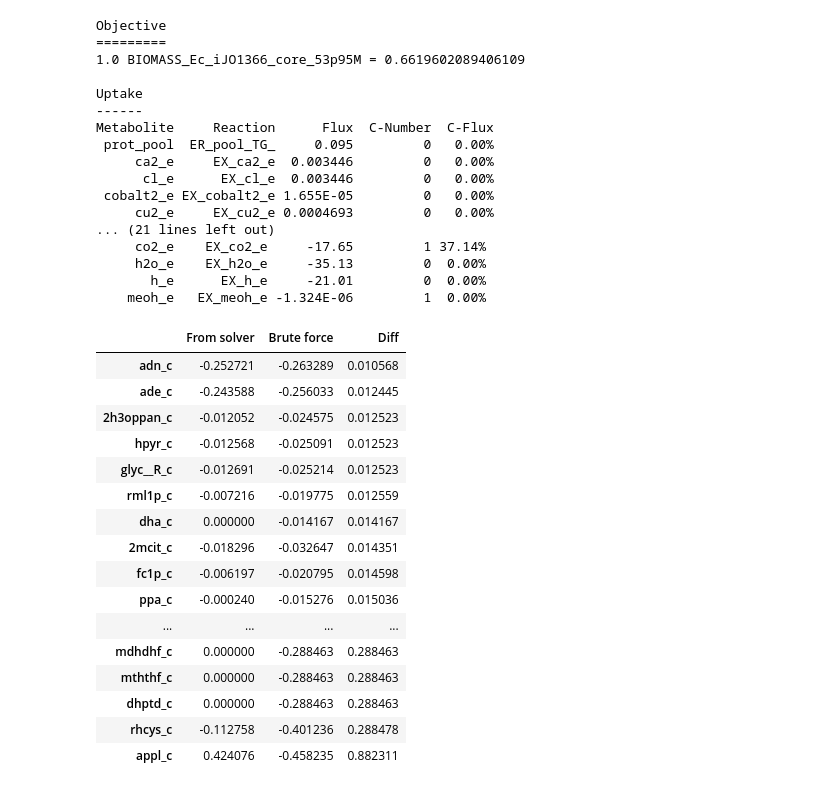
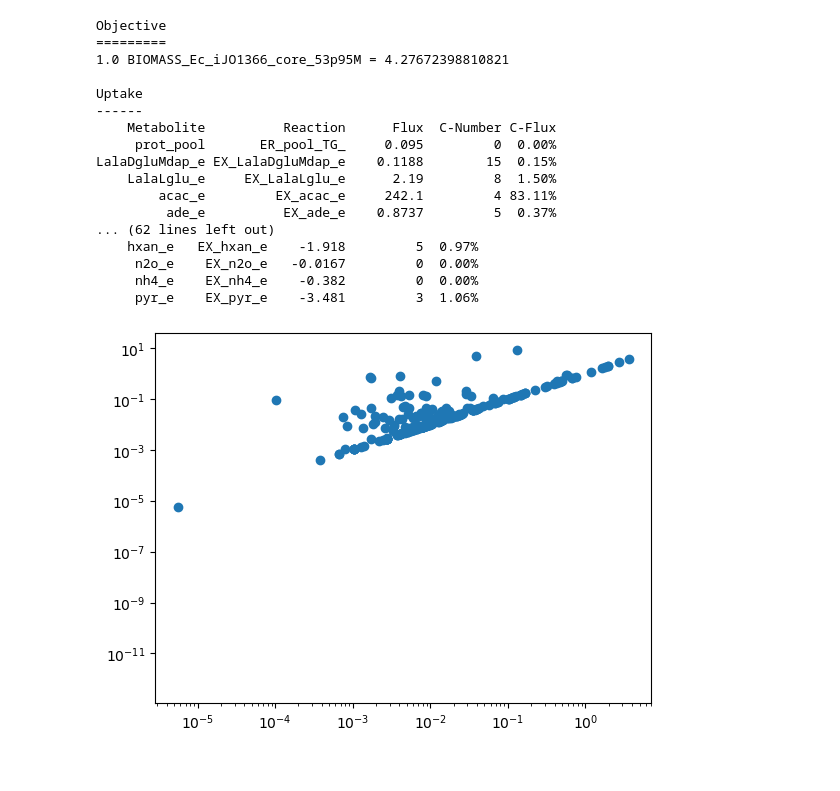
Before and after one commit to sulheim/metabolite-release, a Jupyter notebook: notebooks/1_release_rates/2_paczia_et_al_2012/e_coli/compare_shadow_price_estimations.ipynb, the cells around one changed output. Saved outputs shown, nothing was run; the diff lists cells and outputs as text; code cells hidden in the pictures.

Commit message:
Plot brute force vs solver shadow prices

```diff
--- a/notebooks/1_release_rates/2_paczia_et_al_2012/e_coli/compare_shadow_price_estimations.ipynb
+++ b/notebooks/1_release_rates/2_paczia_et_al_2012/e_coli/compare_shadow_price_estimations.ipynb
@@ -9,7 +9,7 @@ sys.path.append('../../code/')
 import leakage, utils
 import seaborn as sns
 # %%
-model = cobra.io.read_sbml_model('../../models/e_coli/momentiJO1366_modified.xml')
+model = cobra.io.read_sbml_model('../../../../models/e_coli/momentiJO1366_modified.xml')
 # model.reactions.DHAPT.knock_out()
 # model.reactions.THRA.knock_out()
 # model.reactions.THRA2.knock_out()
@@ -26,28 +42,28 @@ print(model.summary())
 # %% [output]
 Objective
 =========
-1.0 BIOMASS_Ec_iJO1366_core_53p95M = 0.6619602089406109
+1.0 BIOMASS_Ec_iJO1366_core_53p95M = 4.27672398810821
 
 Uptake
 ------
-Metabolite     Reaction      Flux  C-Number  C-Flux
- prot_pool  ER_pool_TG_     0.095         0   0.00%
-     ca2_e     EX_ca2_e  0.003446         0   0.00%
-      cl_e      EX_cl_e  0.003446         0   0.00%
- cobalt2_e EX_cobalt2_e 1.655E-05         0   0.00%
-     cu2_e     EX_cu2_e 0.0004693         0   0.00%
-... (21 lines left out)
-     co2_e    EX_co2_e     -17.65         1 37.14%
-     h2o_e    EX_h2o_e     -35.13         0  0.00%
-       h_e      EX_h_e     -21.01         0  0.00%
-    meoh_e   EX_meoh_e -1.324E-06         1  0.00%
+    Metabolite          Reaction      Flux  C-Number C-Flux
+     prot_pool       ER_pool_TG_     0.095         0  0.00%
+LalaDgluMdap_e EX_LalaDgluMdap_e    0.1188        15  0.15%
+    LalaLglu_e     EX_LalaLglu_e      2.19         8  1.50%
+        acac_e         EX_acac_e     242.1         4 83.11%
+         ade_e          EX_ade_e    0.8737         5  0.37%
+... (62 lines left out)
+    hxan_e   EX_hxan_e    -1.918         5  0.97%
+     n2o_e    EX_n2o_e   -0.0167         0  0.00%
+     nh4_e    EX_nh4_e    -0.382         0  0.00%
+     pyr_e    EX_pyr_e    -3.481         3  1.06%
 # %%
 sp_dict = {}
 for m in model.metabolites:
     if m.compartment =='c':
         if m.formula_weight and m.formula_weight < 350:
             raw_sp = solution.shadow_prices[m.id]
-            calculated_sp = leakage.estimate_shadow_price_for_met(model, m, solution, delta = 0.1)
+            calculated_sp = leakage.estimate_shadow_price_for_met(model, m, solution, delta = 0.01)
             sp_dict[m.id] = [raw_sp, calculated_sp]
 # %%
 sp_df = pd.DataFrame(sp_dict).T
@@ -56,22 +72,8 @@ sp_df.columns = ['From solver', 'Brute force']
 sp_df['Diff'] = (sp_df['From solver']-sp_df['Brute force']).abs()
 sel = sp_df.loc[sp_df['Diff'] > 1e-2, :]
 # %%
-sel.sort_values(by='Diff')
+plt.plot(-1*sp_df['From solver'], -1*sp_df['Brute force'], 'o')
+plt.yscale('log')
+plt.xscale('log')
 # %% [output]
-|  | From solver | Brute force | Diff |
-| adn_c | -0.252721 | -0.263289 | 0.010568 |
-| ade_c | -0.243588 | -0.256033 | 0.012445 |
-| 2h3oppan_c | -0.012052 | -0.024575 | 0.012523 |
-| hpyr_c | -0.012568 | -0.025091 | 0.012523 |
-| glyc__R_c | -0.012691 | -0.025214 | 0.012523 |
-| rml1p_c | -0.007216 | -0.019775 | 0.012559 |
-| dha_c | 0.000000 | -0.014167 | 0.014167 |
-| 2mcit_c | -0.018296 | -0.032647 | 0.014351 |
-| fc1p_c | -0.006197 | -0.020795 | 0.014598 |
-| ppa_c | -0.000240 | -0.015276 | 0.015036 |
-| ... | ... | ... | ... |
-| mdhdhf_c | 0.000000 | -0.288463 | 0.288463 |
-| mththf_c | 0.000000 | -0.288463 | 0.288463 |
-| dhptd_c | 0.000000 | -0.288463 | 0.288463 |
-| rhcys_c | -0.112758 | -0.401236 | 0.288478 |
-| appl_c | 0.424076 | -0.458235 | 0.882311 |
+[figure, added]
```
Also changed, not shown: parts of 2 cells of this notebook.
